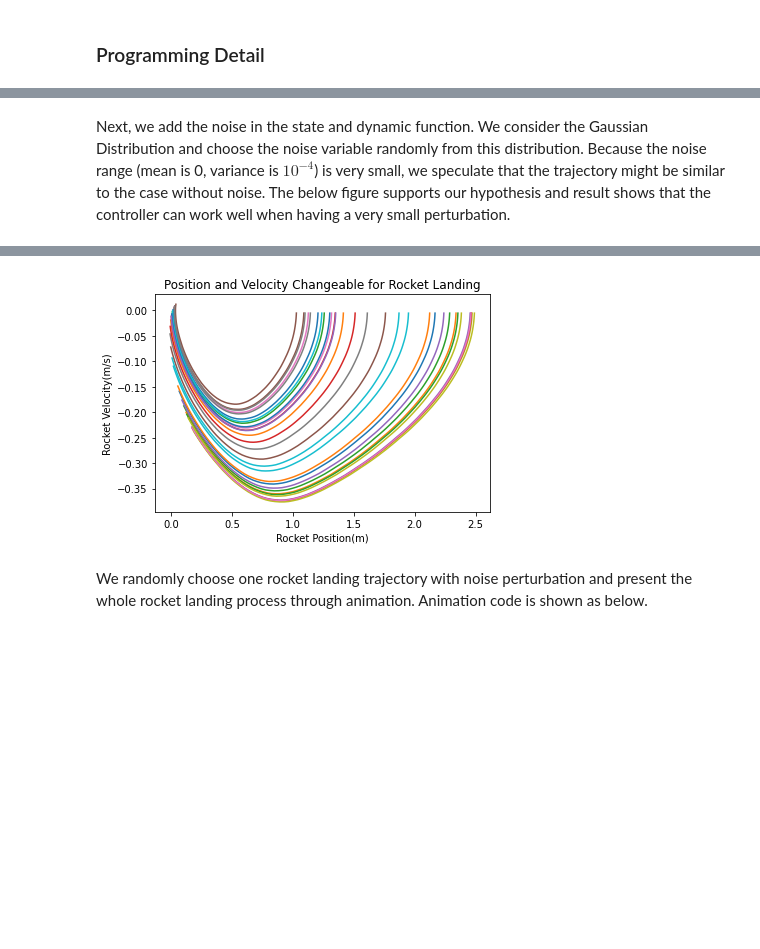
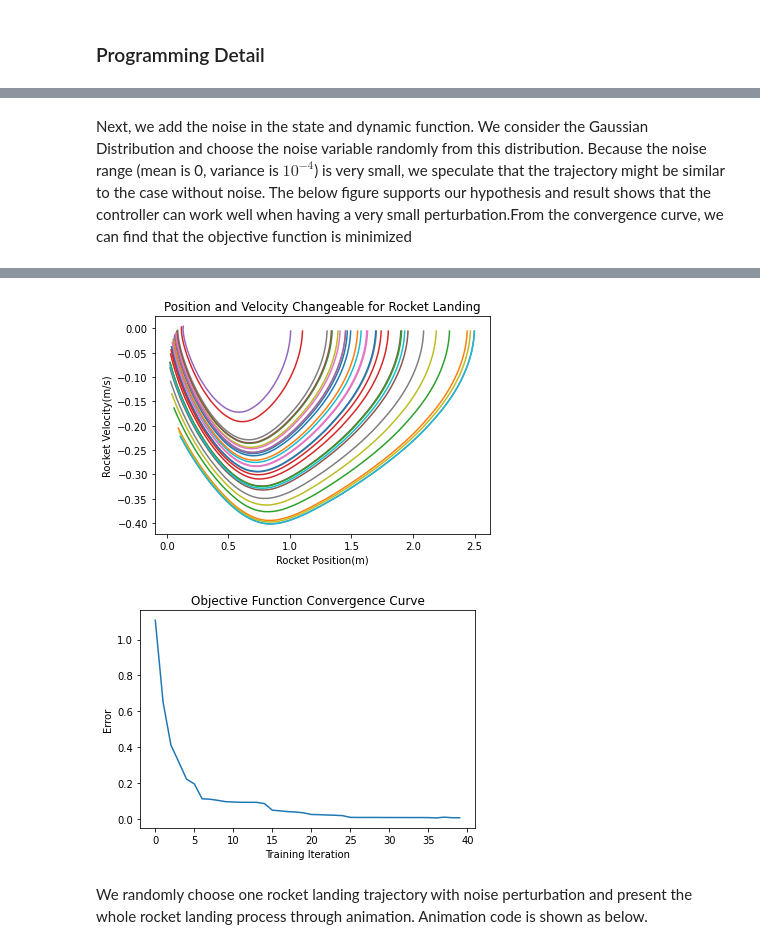
Before and after one commit to dayanbatuofu/MAE-598-Design-Optimization, a Jupyter notebook: Individual Project 1.ipynb, the cells around one changed output, grey strips where cells are left out. Drawn from its saved outputs; the diff is of its cells as text; code cells hidden in the pictures; blank space fills up the shorter version.

```diff
--- a/Individual Project 1.ipynb
+++ b/Individual Project 1.ipynb
@@ -157,7 +157,7 @@ class Optimize:
         self.simulation = simulation
         self.parameters = simulation.controller.parameters()
         self.optimizer = optim.LBFGS(self.parameters, lr=0.01)
-        print()
+        self.loss_list = []
 
     def step(self):
         def closure():
@@ -172,6 +172,7 @@ class Optimize:
     def train(self, epochs):
         for epoch in range(epochs):
             loss = self.step()
+            self.loss_list.append(loss)
             print('[%d] loss: %.3f' % (epoch + 1, loss))
         self.visualize()
 
@@ -222,5 +230,5 @@ o.train(40)
 # %% [markdown]
-Next, we add the noise in the state and dynamic function. We consider the Gaussian Distribution and choose the noise variable randomly from this distribution. Because the noise range (mean is 0, variance is $10^{-4}$) is very small, we speculate that the trajectory might be similar to the case without noise. The below figure supports our hypothesis and result shows that the controller can work well when having a very small perturbation.
+Next, we add the noise in the state and dynamic function. We consider the Gaussian Distribution and choose the noise variable randomly from this distribution. Because the noise range (mean is 0, variance is $10^{-4}$) is very small, we speculate that the trajectory might be similar to the case without noise. The below figure supports our hypothesis and result shows that the controller can work well when having a very small perturbation.From the convergence curve, we can find that the objective function is minimized
 # %%
 T = 100  # time steps
 dim_input = 2  # state space dimensions
@@ -233,4 +241,10 @@ c = Controller(dim_input, dim_hidden, dim_output)  # define controller
 s = Simulation(c, d, T, is_Noise, mean, variance)  # define simulation
 o = Optimize(s)  # define optimizer
 o.train(40)
+
+plt.title('Objective Function Convergence Curve')
+plt.xlabel('Training Iteration')
+plt.ylabel('Error')
+plt.plot(list(range(40)), o.loss_list)
+plt.show()
 # %% [output]
@@ -254,4 +268,5 @@ o.train(40)
-[figure, old version]
+[figure, new version]
+[figure, added]
 # %% [markdown]
 We randomly choose one rocket landing trajectory with noise perturbation and present the whole rocket landing process through animation. Animation code is shown as below.
 # %% [markdown]
```
Also changed, not shown: parts of 5 cells of this notebook.
